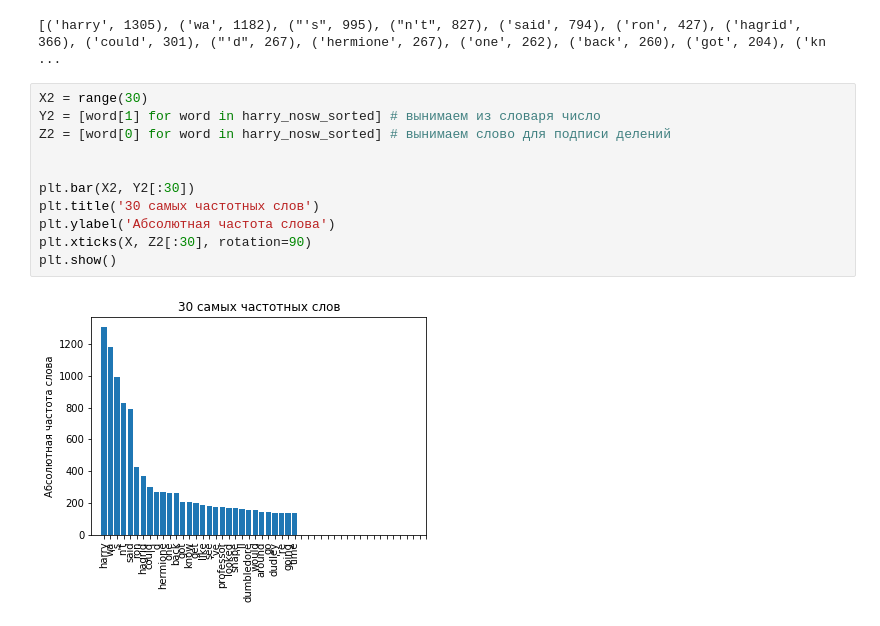
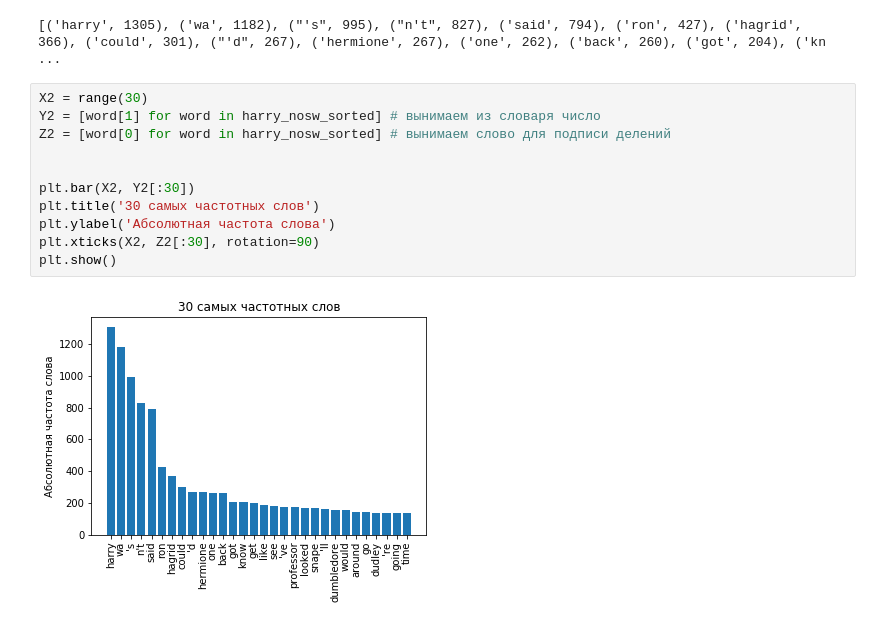
Before and after one commit to yuleopard/homeworks, a Jupyter notebook: HW4.ipynb, the cells around one changed output. Cells and saved outputs as stored; diff of their text form.

```diff
--- a/HW4.ipynb
+++ b/HW4.ipynb
@@ -100,13 +100,13 @@ print(harry_nosw_sorted[:30])
 # %%
 X2 = range(30)
 Y2 = [word[1] for word in harry_nosw_sorted] # вынимаем из словаря число
 Z2 = [word[0] for word in harry_nosw_sorted] # вынимаем слово для подписи делений
 
 
 plt.bar(X2, Y2[:30])
 plt.title('30 самых частотных слов')
 plt.ylabel('Абсолютная частота слова')
-plt.xticks(X, Z2[:30], rotation=90)
+plt.xticks(X2, Z2[:30], rotation=90)
 plt.show()
 # %% [output]
-[figure, old version]
+[figure, new version]
```
